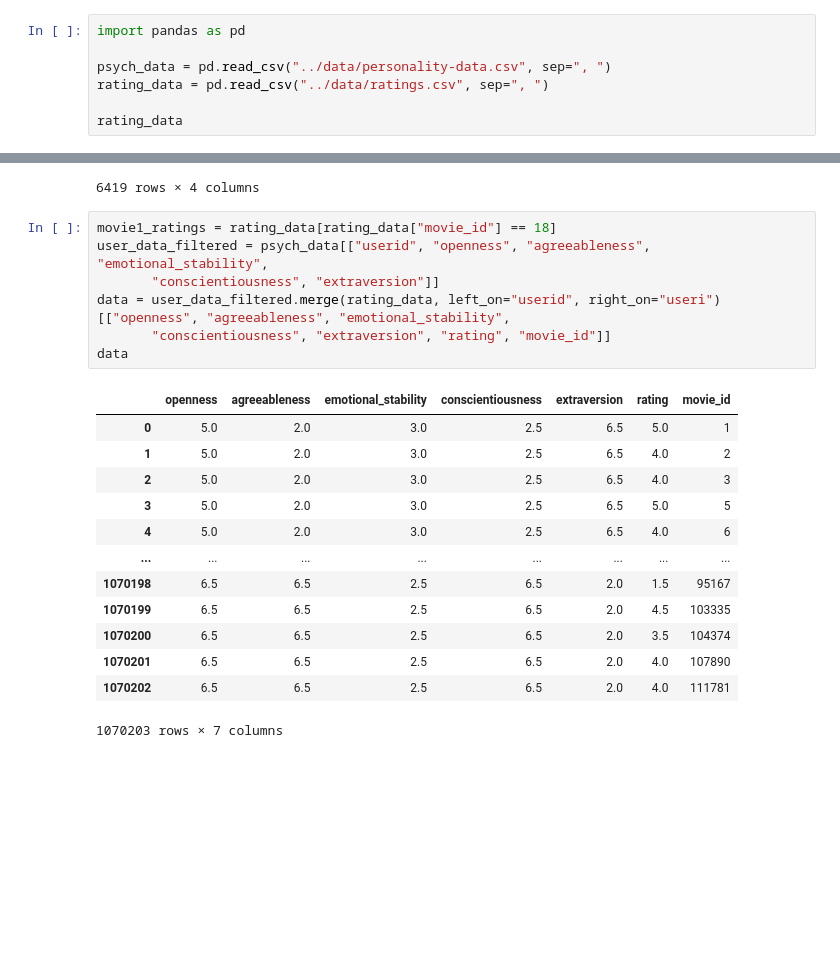
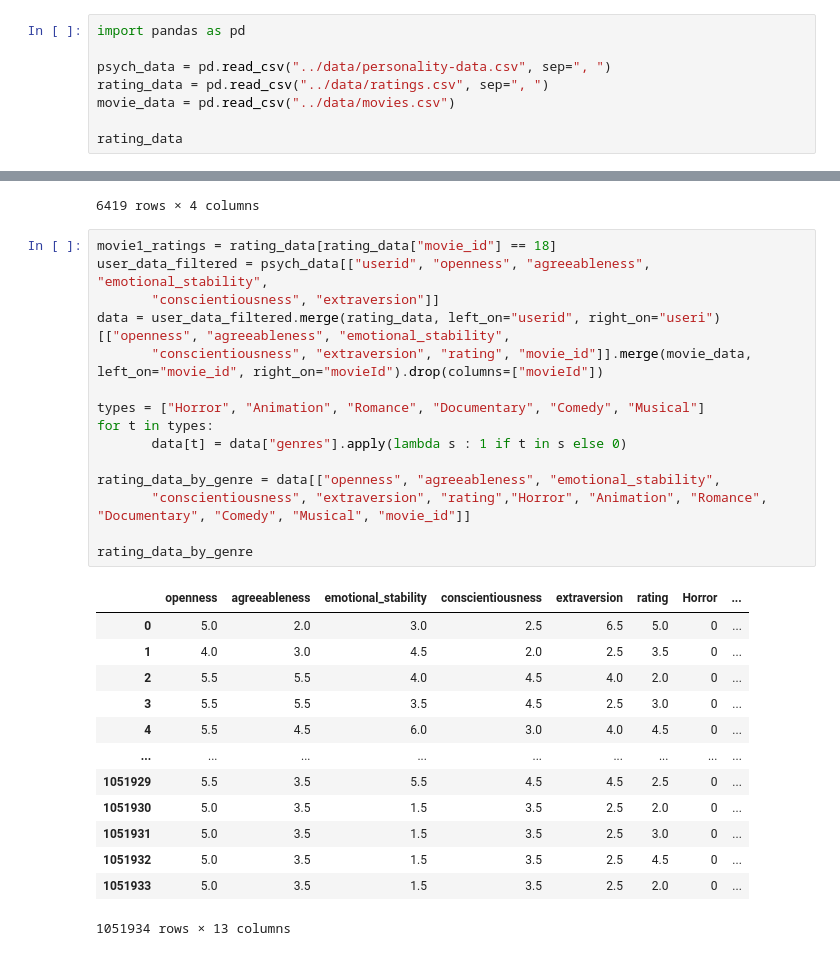
Before and after one commit to fabsch225/ds-practice, a Jupyter notebook: task1/main.ipynb, the cells around one changed output, grey strips where cells are left out. Drawn from its saved outputs; the diff is of its cells as text; blank space fills up the shorter version.

```diff
--- a/task1/main.ipynb
+++ b/task1/main.ipynb
@@ -5,6 +5,7 @@ import pandas as pd
 
 psych_data = pd.read_csv("../data/personality-data.csv", sep=", ")
 rating_data = pd.read_csv("../data/ratings.csv", sep=", ")
+movie_data = pd.read_csv("../data/movies.csv")
 
 rating_data
 # %% [output]
@@ -41,23 +42,31 @@ user_ratings
 # %%
 movie1_ratings = rating_data[rating_data["movie_id"] == 18]
 user_data_filtered = psych_data[["userid", "openness", "agreeableness", "emotional_stability",
        "conscientiousness", "extraversion"]]
 data = user_data_filtered.merge(rating_data, left_on="userid", right_on="useri")[["openness", "agreeableness", "emotional_stability",
-       "conscientiousness", "extraversion", "rating", "movie_id"]]
-data
+       "conscientiousness", "extraversion", "rating", "movie_id"]].merge(movie_data, left_on="movie_id", right_on="movieId").drop(columns=["movieId"])
+
+types = ["Horror", "Animation", "Romance", "Documentary", "Comedy", "Musical"]
+for t in types:
+       data[t] = data["genres"].apply(lambda s : 1 if t in s else 0)
+
+rating_data_by_genre = data[["openness", "agreeableness", "emotional_stability",
+       "conscientiousness", "extraversion", "rating","Horror", "Animation", "Romance", "Documentary", "Comedy", "Musical", "movie_id"]]
+
+rating_data_by_genre
 # %% [output]
-|  | openness | agreeableness | emotional_stability | conscientiousness | extraversion | rating | movie_id |
-| 0 | 5.0 | 2.0 | 3.0 | 2.5 | 6.5 | 5.0 | 1 |
-| 1 | 5.0 | 2.0 | 3.0 | 2.5 | 6.5 | 4.0 | 2 |
-| 2 | 5.0 | 2.0 | 3.0 | 2.5 | 6.5 | 4.0 | 3 |
-| 3 | 5.0 | 2.0 | 3.0 | 2.5 | 6.5 | 5.0 | 5 |
-| 4 | 5.0 | 2.0 | 3.0 | 2.5 | 6.5 | 4.0 | 6 |
-| ... | ... | ... | ... | ... | ... | ... | ... |
-| 1070198 | 6.5 | 6.5 | 2.5 | 6.5 | 2.0 | 1.5 | 95167 |
-| 1070199 | 6.5 | 6.5 | 2.5 | 6.5 | 2.0 | 4.5 | 103335 |
-| 1070200 | 6.5 | 6.5 | 2.5 | 6.5 | 2.0 | 3.5 | 104374 |
-| 1070201 | 6.5 | 6.5 | 2.5 | 6.5 | 2.0 | 4.0 | 107890 |
-| 1070202 | 6.5 | 6.5 | 2.5 | 6.5 | 2.0 | 4.0 | 111781 |
+|  | openness | agreeableness | emotional_stability | conscientiousness | extraversion | rating | Horror | ... |
+| 0 | 5.0 | 2.0 | 3.0 | 2.5 | 6.5 | 5.0 | 0 | ... |
+| 1 | 4.0 | 3.0 | 4.5 | 2.0 | 2.5 | 3.5 | 0 | ... |
+| 2 | 5.5 | 5.5 | 4.0 | 4.5 | 4.0 | 2.0 | 0 | ... |
+| 3 | 5.5 | 5.5 | 3.5 | 4.5 | 2.5 | 3.0 | 0 | ... |
+| 4 | 5.5 | 4.5 | 6.0 | 3.0 | 4.0 | 4.5 | 0 | ... |
+| ... | ... | ... | ... | ... | ... | ... | ... | ... |
+| 1051929 | 5.5 | 3.5 | 5.5 | 4.5 | 4.5 | 2.5 | 0 | ... |
+| 1051930 | 5.0 | 3.5 | 1.5 | 3.5 | 2.5 | 2.0 | 0 | ... |
+| 1051931 | 5.0 | 3.5 | 1.5 | 3.5 | 2.5 | 3.0 | 0 | ... |
+| 1051932 | 5.0 | 3.5 | 1.5 | 3.5 | 2.5 | 4.5 | 0 | ... |
+| 1051933 | 5.0 | 3.5 | 1.5 | 3.5 | 2.5 | 2.0 | 0 | ... |
-1070203 rows × 7 columns
+1051934 rows × 13 columns
 # %%
 import seaborn as sns
```
Also changed, not shown: parts of 7 cells of this notebook.
